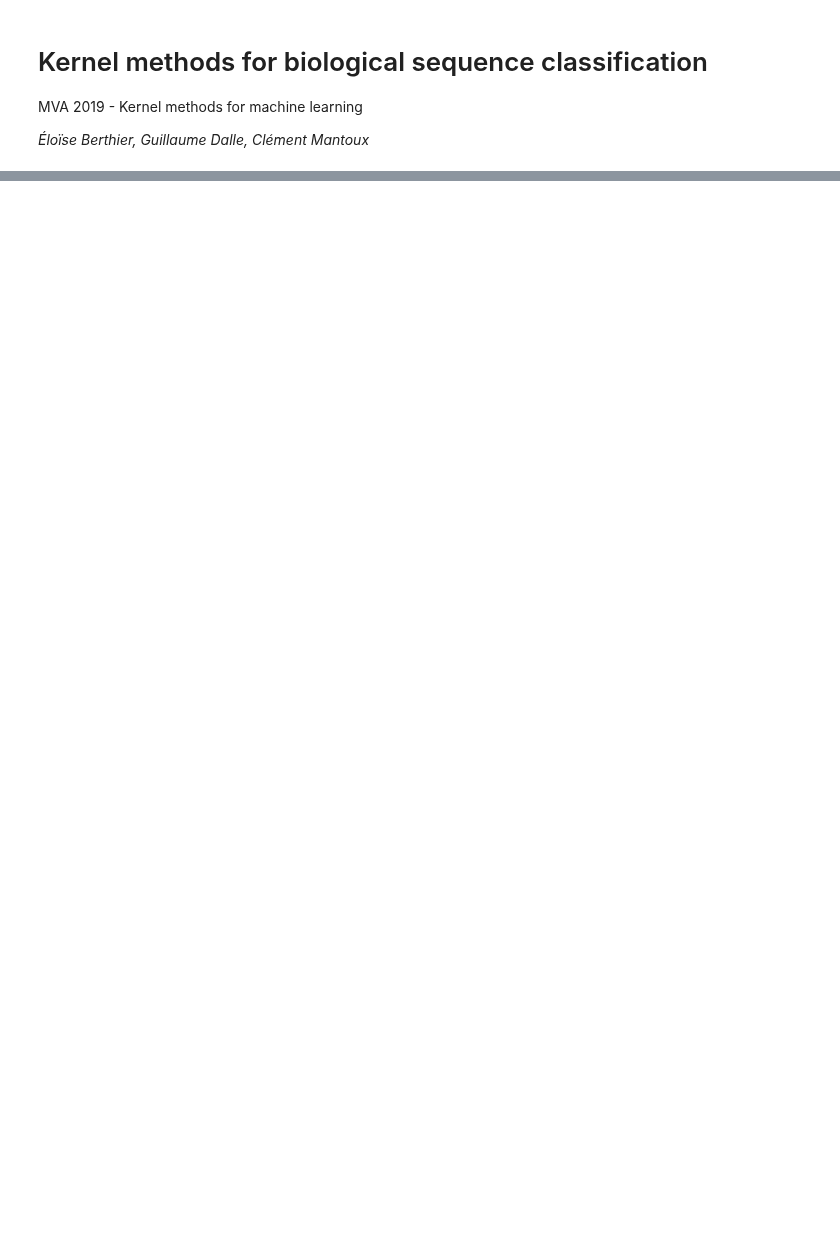
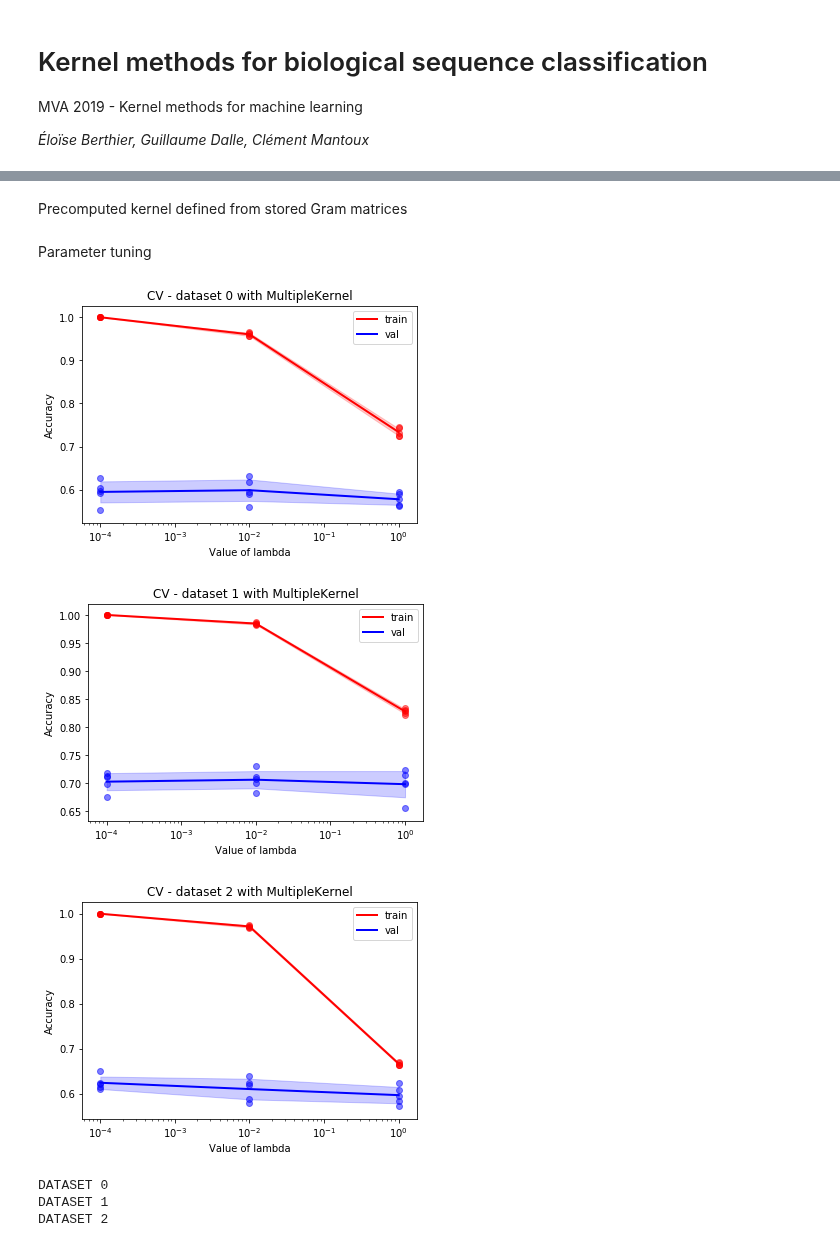
Before and after one commit to gdalle/KernelMethods, a Jupyter notebook: Pipeline.ipynb, the cells around one changed output, grey strips where cells are left out. Drawn from its saved outputs; the diff is of its cells as text; code cells hidden in the pictures; blank space fills up the shorter version.

Commit message:
Add Multiple Kernel Learning and adapt the pipeline accordingly

```diff
--- a/Pipeline.ipynb
+++ b/Pipeline.ipynb
@@ -27,0 +19,2 @@ DATASET 0
+# %%
+kernels1 = LinearKernel().load("mat100", indices=[0, 1, 2])
@@ -27,0 +23,6 @@ DATASET 0
+# %%
+kernels2a = FeatureCSVKernel("SpectralKernel", {}).load("spectr6", indices=[0, 1, 2])
+
+kernels2b = FeatureCSVKernel("TranslatedKernel", {}).load("trans6", indices=[0, 1, 2])
+# %% [markdown]
+Precomputed kernel defined from stored Gram matrices
@@ -27,0 +31,39 @@ DATASET 0
+# %% [markdown]
+Parameter tuning
+# %%
+lambdas = np.logspace(-4, 0., 3)
+# %%
+three_kernels = []
+three_lambdas = []
+
+use_multiple_kernel = True
+
+for d in range(3):
+
+    if use_multiple_kernel:
+        kernels_to_combine = [kernels1[d], kernels2a[d], kernels2b[d]]
+        best_kernel = MultipleKernel(
+            kernels_to_combine,
+            grad_step=1, iterations=10)
+        best_lambd = backend.tune_parameters(
+            [best_kernel], lambdas,
+            plot=True, result="best_lambdas")[0]
+
+    else:
+        kernels_to_compare = [kernels1[d], kernels2a[d], kernels2b[d]]
+        best_kernel, best_lambd = backend.tune_parameters(
+            kernels_to_compare, lambdas,
+            plot=True, result="best_kernel_lambda")
+
+    three_kernels.append(best_kernel)
+    three_lambdas.append(best_lambd)
+# %% [output]
+[figure, added]
+[figure, added]
+[figure, added]
+# %%
+backend.final_prediction(three_kernels, three_lambdas)
+# %% [output]
+DATASET 0
+DATASET 1
+DATASET 2
```
Also changed, not shown: parts of 7 cells of this notebook, 7 other files.
